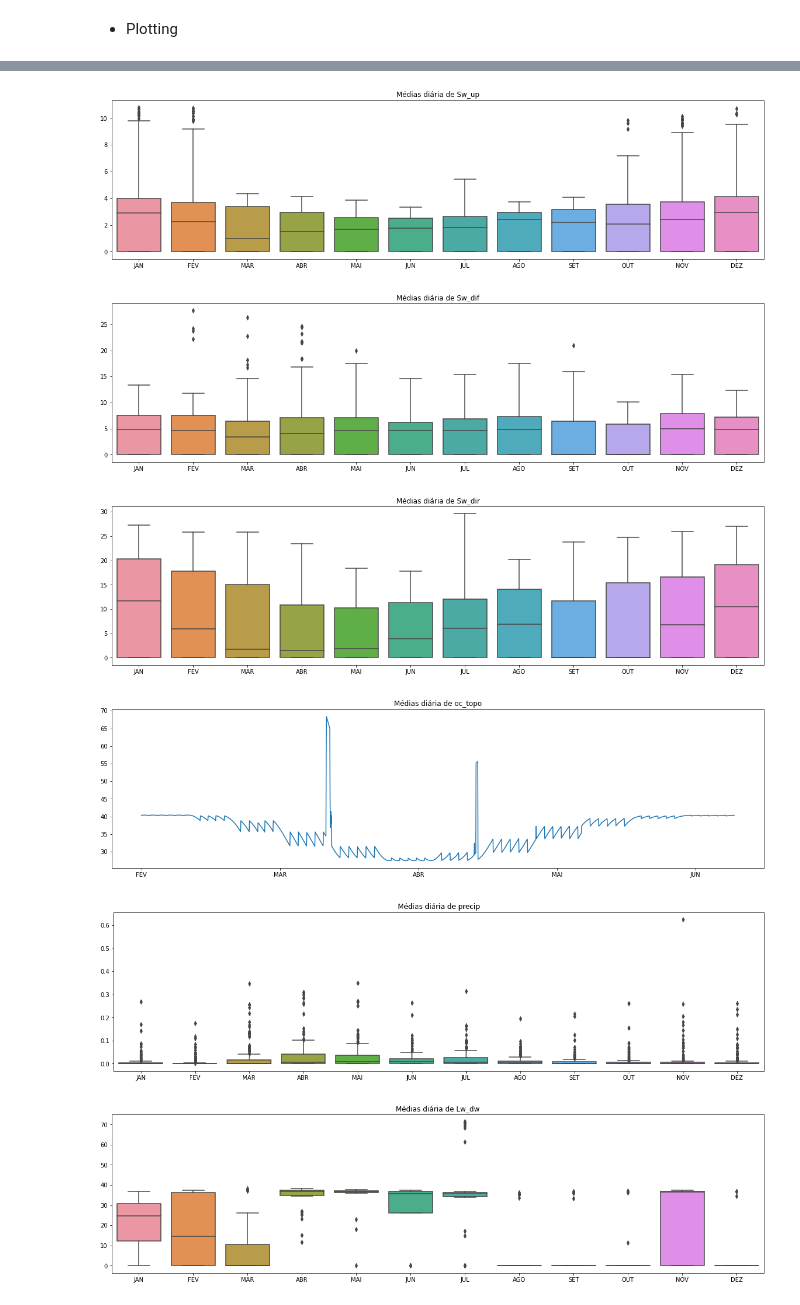
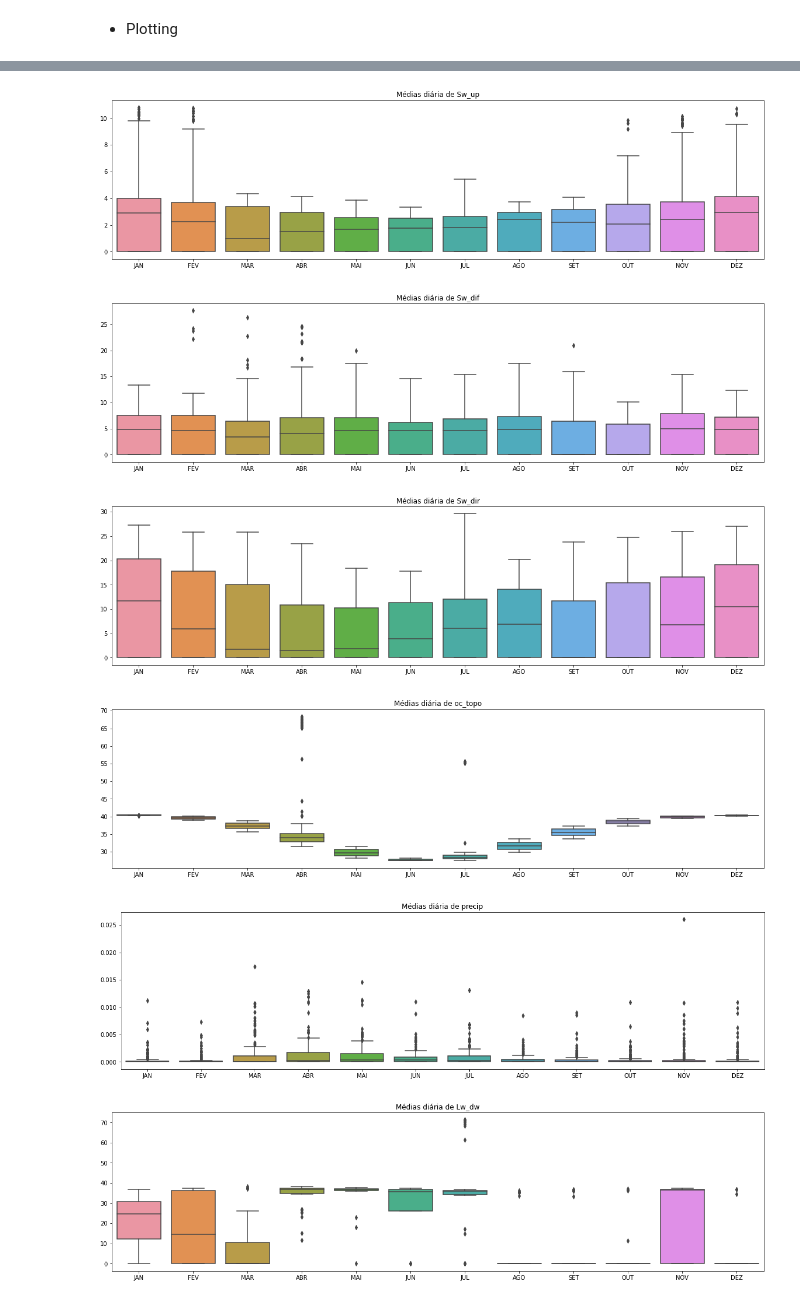
Before and after one commit to igordantasgf/analise_dados_microambientais, a Jupyter notebook: estudos2.ipynb, the cells around one changed output, grey strips where cells are left out. Saved outputs shown, nothing was run; the diff lists cells and outputs as text; code cells hidden in the pictures.

```diff
--- a/estudos2.ipynb
+++ b/estudos2.ipynb
@@ -89,8 +91,11 @@ def set_dados(variavel,horas):
 
   for i in analise_new:
     k = int(i[0][1])-1
+    if variavel != 'precip':
+      dados_meses[k].append(i[1].groupby('year/month/day').sum()[variavel][0])
+    else:
+      dados_meses[k].append(i[1].groupby('year/month/day').mean()[variavel][0])
 
-    dados_meses[k].append(i[1].groupby('year/month/day').sum()[variavel][0])
   return dados_meses
 # %% [markdown]
 * Plotting
@@ -102,7 +107,6 @@ variavel = 'Sw_dw'
 ax1 = seaborn.boxplot(data = set_dados(variavel,8), orient='v')
 ax1.set_xticklabels(m_label)
 ax1.set_title("Médias diária de {}".format(variavel))
-print(set_dados(variavel,8))
 
 fig, ax2 = plt.subplots(figsize=(20,5))
 variavel = 'Sw_up'
@@ -124,12 +128,7 @@ ax4.set_title("Médias diária de {}".format(variavel))
 
 fig, ax5 = plt.subplots(figsize=(20,5))
 variavel = 'oc_topo'
-dados_meses = set_dados(variavel,8)
-dados_topo = []
-for i in dados_meses:
-  for j in i:
-    dados_topo.append(j)
-ax5 = seaborn.lineplot(data = dados_topo)
+ax5 = seaborn.boxplot(data = set_dados(variavel,8), orient='v')
 ax5.set_xticklabels(m_label)
 ax5.set_title("Médias diária de {}".format(variavel))
 
@@ -181,8 +171,8 @@ Text(0.5, 1.0, 'Médias diária de Lw_up')
 [figure]
 [figure]
 [figure]
 [figure]
-[figure, old version]
+[figure, new version]
-[figure, old version]
+[figure, new version]
 [figure]
 [figure]
```
Also changed, not shown: parts of 2 cells of this notebook.
